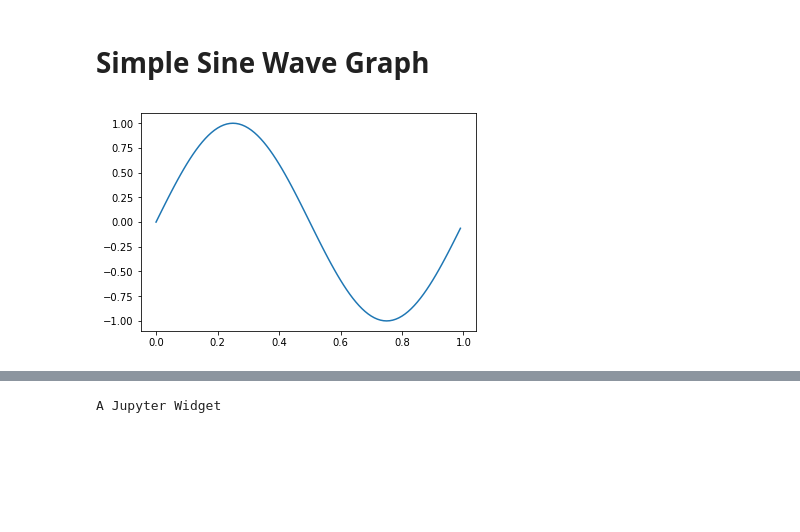
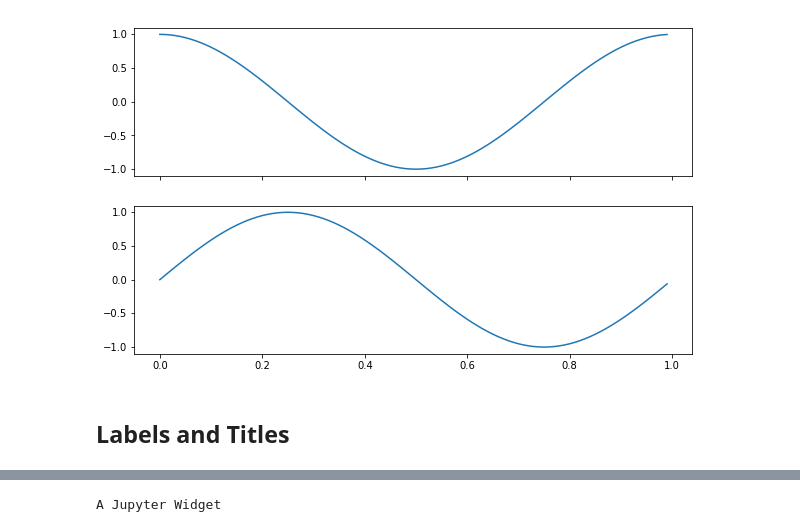
Before and after one commit to PyDataFortWayne/GraphingMatplotlibSeaborn, a Jupyter notebook: Graphing Overview.ipynb, the cells around one changed output, grey strips where cells are left out. Cells and saved outputs as stored; diff of their text form; code cells hidden in the pictures; blank space fills up the shorter version.

```diff
--- a/Graphing Overview.ipynb
+++ b/Graphing Overview.ipynb
@@ -18,11 +80,10 @@ import numpy as np
+# %%
+# Define our subplots which will return a tuple of the figure and axes.
+fig, axes = plt.subplots(nrows=2, ncols=1, sharex=True, figsize=(10,6))
+axes[0].plot(x,y_cos)
+axes[1].plot(x,y_sin)
+plt.show()
+# %% [output]
+[figure, added]
 # %% [markdown]
-# Simple Sine Wave Graph <a class="anchor" id="sine"/>
+## Labels and Titles <a class="anchor" id="labels_titles"/>
-# %%
-freq = 1.0 # Frequency
-x = np.arange(0.0, 1.0, 0.01) # Min, Max, Step
-y = [np.sin(2 * np.pi * freq * i) for i in x]
-
-plt.plot(x,y)
-plt.show()
-# %% [output]
-[figure, removed]
```
Also changed, not shown: parts of 93 cells of this notebook, 1 other file.
